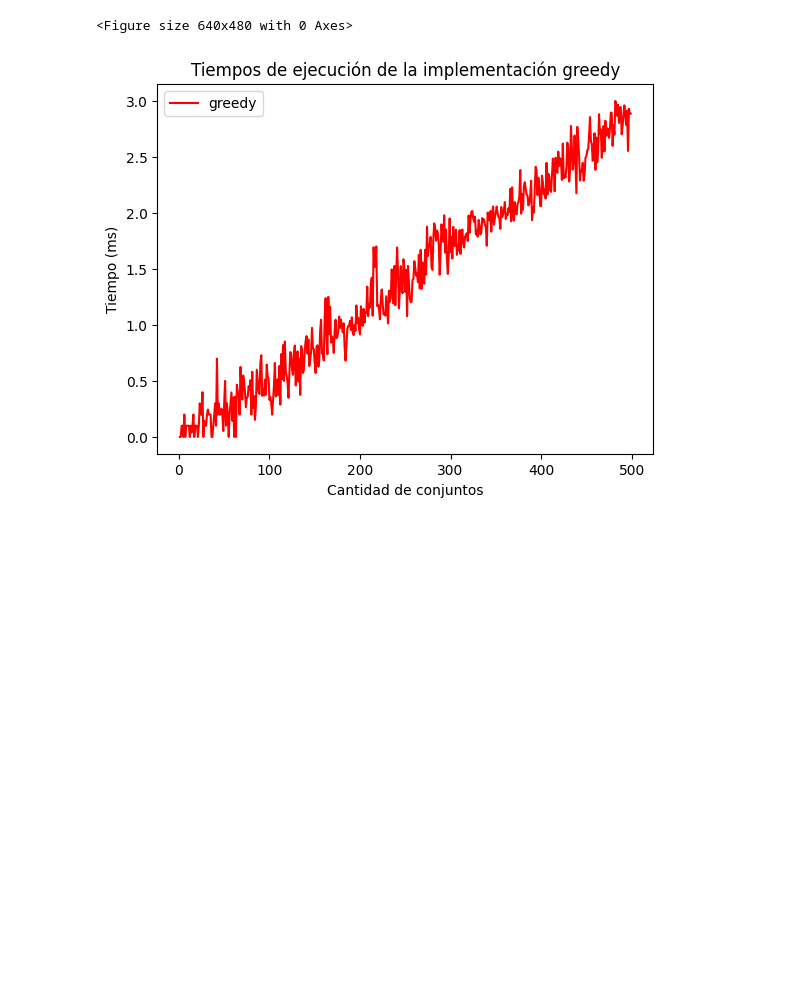
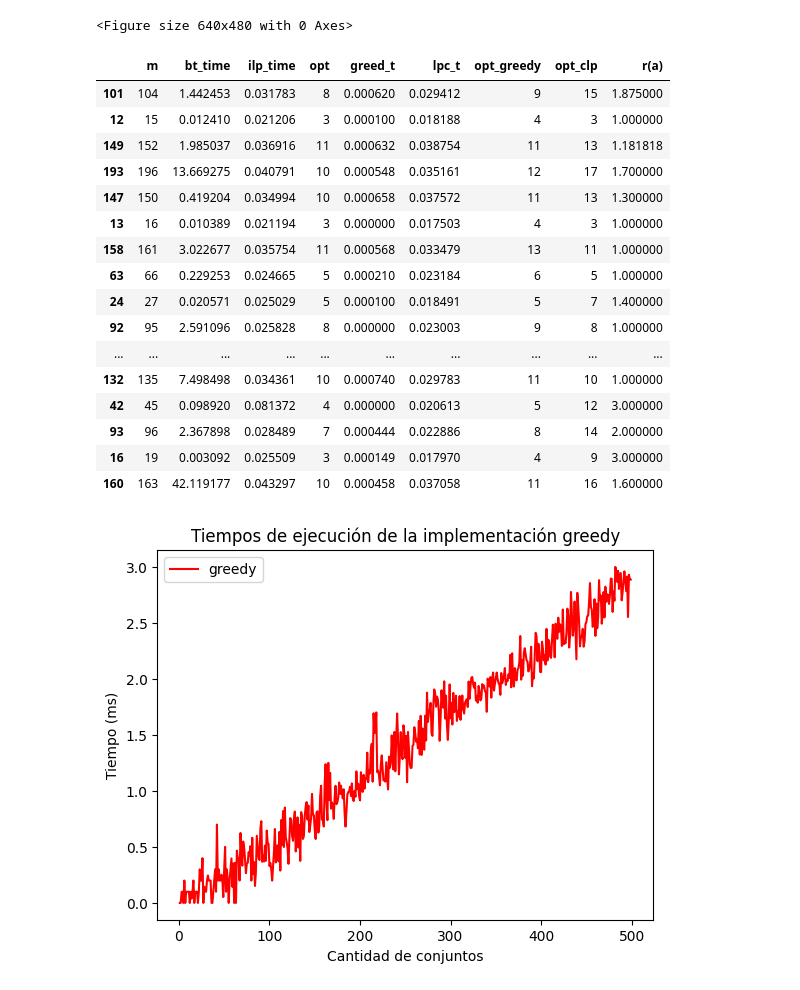
Before and after one commit to Jignacio14/TP3_TDA, a Jupyter notebook: analisis_temporal.ipynb, the cells around one changed output. Cells and saved outputs as stored; diff of their text form; code cells hidden in the pictures; blank space fills up the shorter version.

```diff
--- a/analisis_temporal.ipynb
+++ b/analisis_temporal.ipynb
@@ -262,3 +262,24 @@ plt.savefig('imagenes/distanciaaloptimo.png')
 # %% [output]
 [figure]
 <Figure size 640x480 with 0 Axes>
+# %%
+times['r(a)'] = times['opt_clp'] / times['opt']
+times.sample(20)
+# %% [output]
+|  | m | bt_time | ilp_time | opt | greed_t | lpc_t | opt_greedy | opt_clp | r(a) |
+| 101 | 104 | 1.442453 | 0.031783 | 8 | 0.000620 | 0.029412 | 9 | 15 | 1.875000 |
+| 12 | 15 | 0.012410 | 0.021206 | 3 | 0.000100 | 0.018188 | 4 | 3 | 1.000000 |
+| 149 | 152 | 1.985037 | 0.036916 | 11 | 0.000632 | 0.038754 | 11 | 13 | 1.181818 |
+| 193 | 196 | 13.669275 | 0.040791 | 10 | 0.000548 | 0.035161 | 12 | 17 | 1.700000 |
+| 147 | 150 | 0.419204 | 0.034994 | 10 | 0.000658 | 0.037572 | 11 | 13 | 1.300000 |
+| 13 | 16 | 0.010389 | 0.021194 | 3 | 0.000000 | 0.017503 | 4 | 3 | 1.000000 |
+| 158 | 161 | 3.022677 | 0.035754 | 11 | 0.000568 | 0.033479 | 13 | 11 | 1.000000 |
+| 63 | 66 | 0.229253 | 0.024665 | 5 | 0.000210 | 0.023184 | 6 | 5 | 1.000000 |
+| 24 | 27 | 0.020571 | 0.025029 | 5 | 0.000100 | 0.018491 | 5 | 7 | 1.400000 |
+| 92 | 95 | 2.591096 | 0.025828 | 8 | 0.000000 | 0.023003 | 9 | 8 | 1.000000 |
+| ... | ... | ... | ... | ... | ... | ... | ... | ... | ... |
+| 132 | 135 | 7.498498 | 0.034361 | 10 | 0.000740 | 0.029783 | 11 | 10 | 1.000000 |
+| 42 | 45 | 0.098920 | 0.081372 | 4 | 0.000000 | 0.020613 | 5 | 12 | 3.000000 |
+| 93 | 96 | 2.367898 | 0.028489 | 7 | 0.000444 | 0.022886 | 8 | 14 | 2.000000 |
+| 16 | 19 | 0.003092 | 0.025509 | 3 | 0.000149 | 0.017970 | 4 | 9 | 3.000000 |
+| 160 | 163 | 42.119177 | 0.043297 | 10 | 0.000458 | 0.037058 | 11 | 16 | 1.600000 |
```
Also changed, not shown: parts of 1 cell of this notebook, 1 other file.
